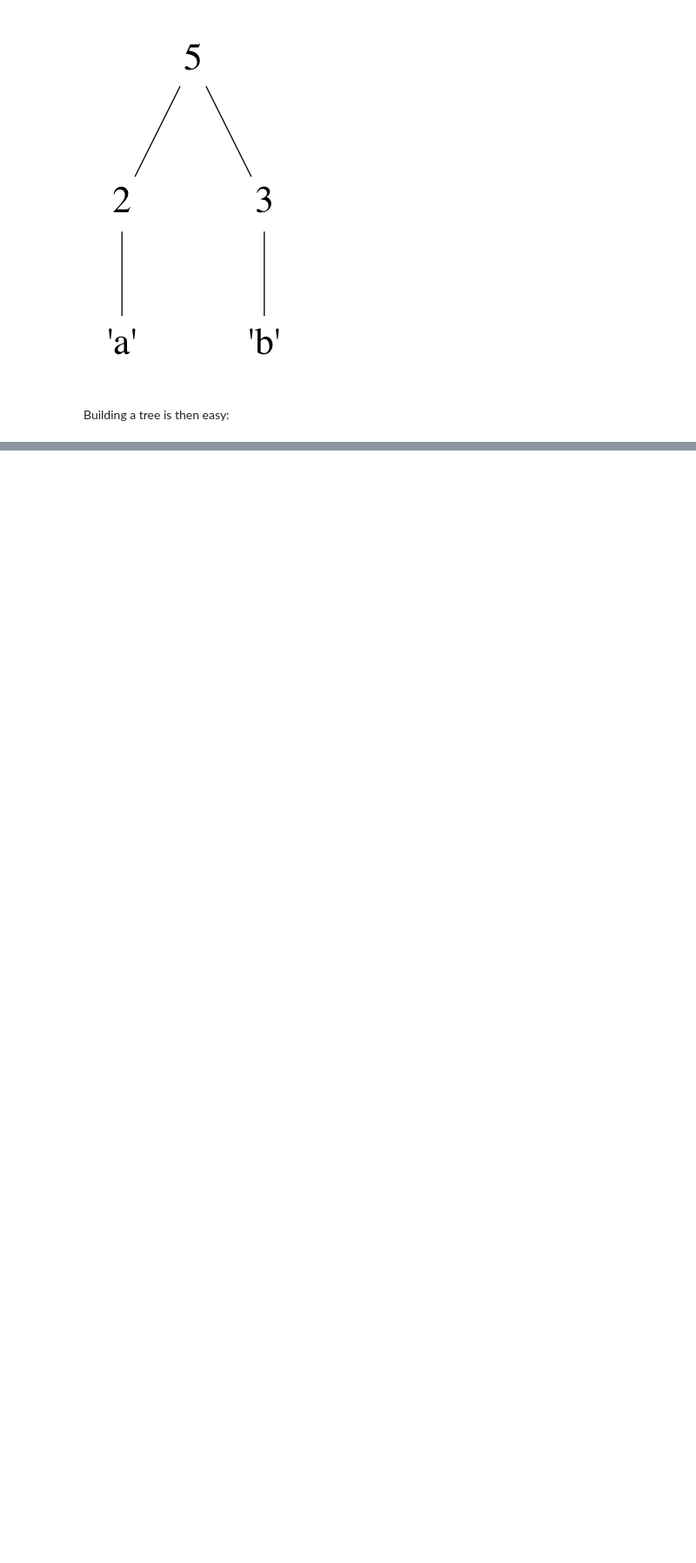
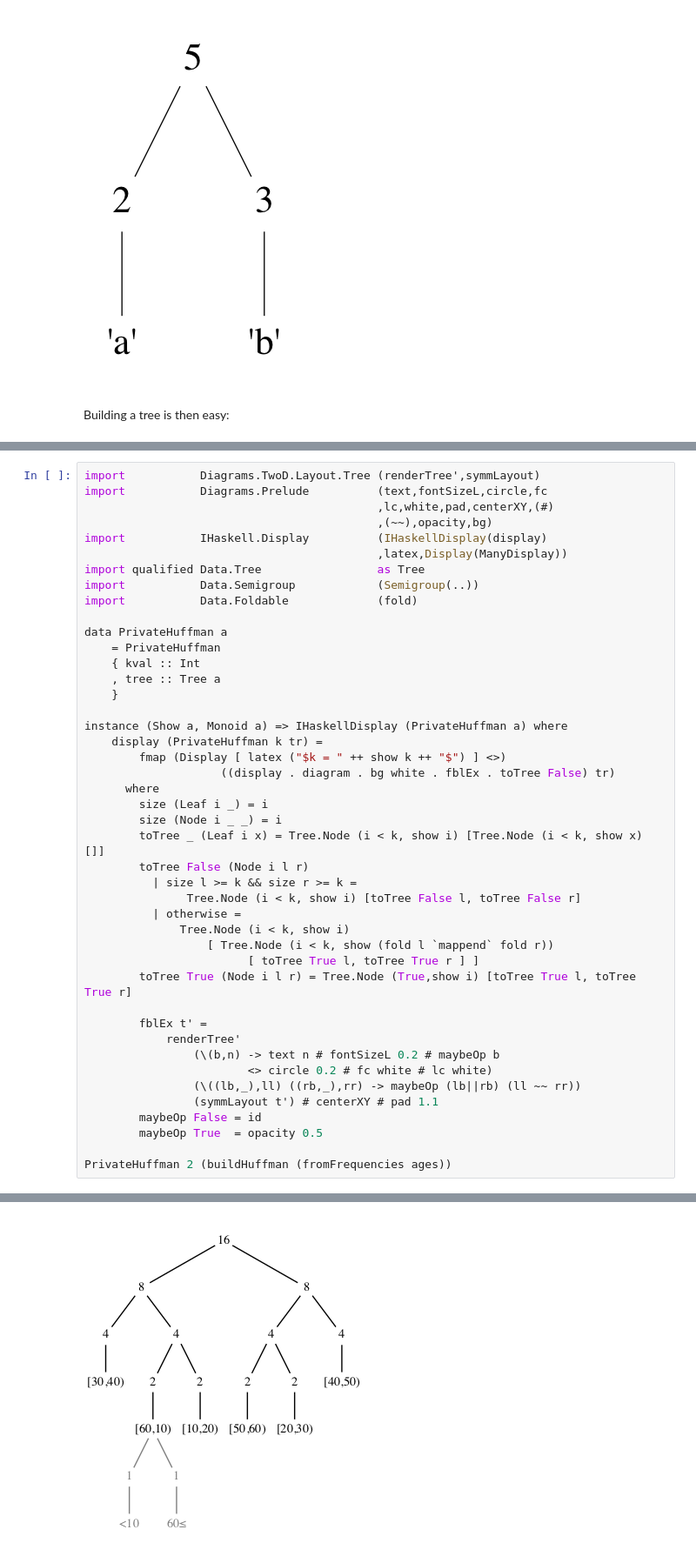
Before and after one commit to oisdk/IHaskell, a Jupyter notebook: notebooks/Privacy.ipynb, the cells around one changed output, grey strips where cells are left out. Shown at 87% size. Cells and saved outputs as stored; diff of their text form; blank space fills up the shorter version.

Commit message:
working private tree

```diff
--- a/notebooks/Privacy.ipynb
+++ b/notebooks/Privacy.ipynb
@@ -158,0 +231,45 @@ huffmanTree "abkjbdkjbabsbsbbab"
+# %%
+import           Diagrams.TwoD.Layout.Tree (renderTree',symmLayout)
+import           Diagrams.Prelude          (text,fontSizeL,circle,fc
+                                           ,lc,white,pad,centerXY,(#)
+                                           ,(~~),opacity,bg)
+import           IHaskell.Display          (IHaskellDisplay(display)
+                                           ,latex,Display(ManyDisplay))
+import qualified Data.Tree                 as Tree
+import           Data.Semigroup            (Semigroup(..))
+import           Data.Foldable             (fold)
+
+data PrivateHuffman a
+    = PrivateHuffman
+    { kval :: Int
+    , tree :: Tree a
+    }
+
+instance (Show a, Monoid a) => IHaskellDisplay (PrivateHuffman a) where
+    display (PrivateHuffman k tr) =
+        fmap (Display [ latex ("$k = " ++ show k ++ "$") ] <>)
+                    ((display . diagram . bg white . fblEx . toTree False) tr)
+      where
+        size (Leaf i _) = i
+        size (Node i _ _) = i
+        toTree _ (Leaf i x) = Tree.Node (i < k, show i) [Tree.Node (i < k, show x) []]
+        toTree False (Node i l r)
+          | size l >= k && size r >= k =
+               Tree.Node (i < k, show i) [toTree False l, toTree False r]
+          | otherwise =
+              Tree.Node (i < k, show i)
+                  [ Tree.Node (i < k, show (fold l `mappend` fold r))
+                        [ toTree True l, toTree True r ] ]
+        toTree True (Node i l r) = Tree.Node (True,show i) [toTree True l, toTree True r]
+
+        fblEx t' =
+            renderTree'
+                (\(b,n) -> text n # fontSizeL 0.2 # maybeOp b
+                        <> circle 0.2 # fc white # lc white)
+                (\((lb,_),ll) ((rb,_),rr) -> maybeOp (lb||rb) (ll ~~ rr))
+                (symmLayout t') # centerXY # pad 1.1
+        maybeOp False = id
+        maybeOp True  = opacity 0.5
+
+PrivateHuffman 2 (buildHuffman (fromFrequencies ages))
+# %% [output]
@@ -158,0 +277 @@ huffmanTree "abkjbdkjbabsbsbbab"
+[figure, added]
```
Also changed, not shown: parts of 8 cells of this notebook.
